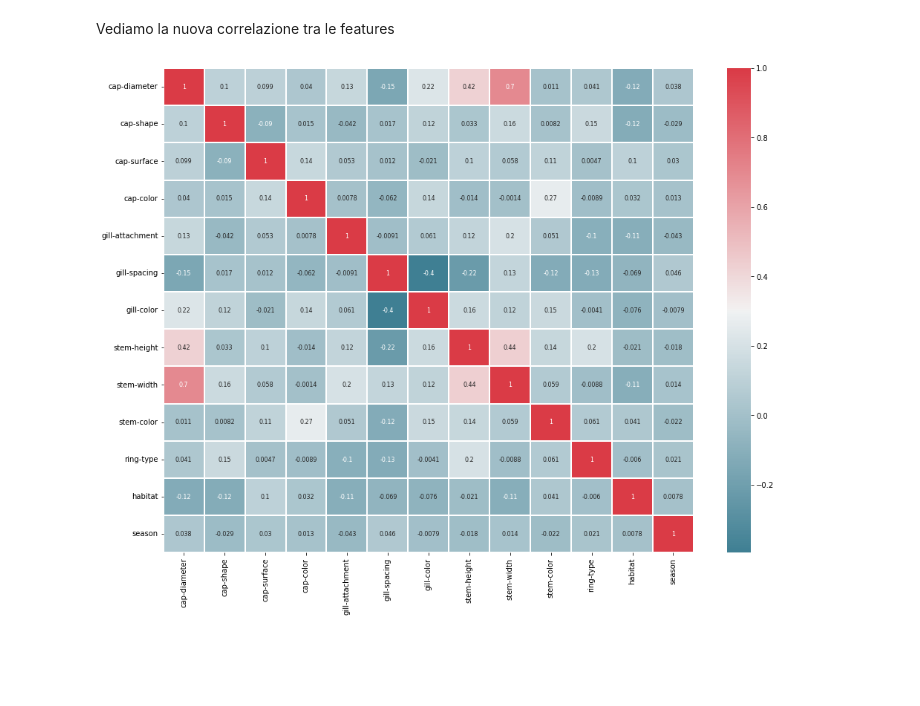
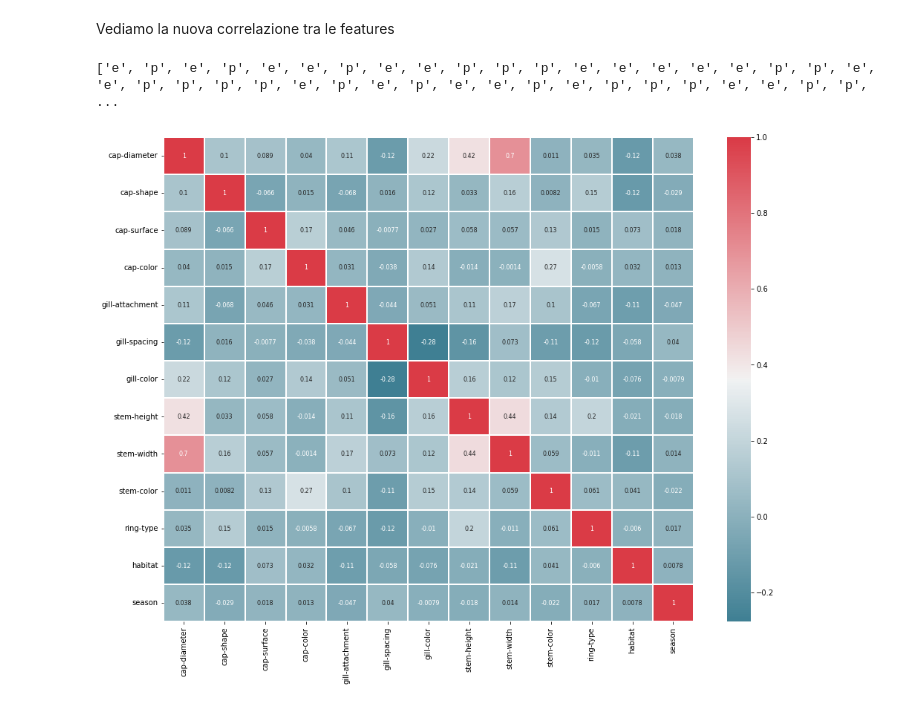
Before and after one commit to danilo-dellorco/ml-project, a Jupyter notebook: danilo.ipynb, the cells around one changed output. Cells and saved outputs as stored; diff of their text form; code cells hidden in the pictures; blank space fills up the shorter version.

```diff
--- a/danilo.ipynb
+++ b/danilo.ipynb
@@ -294,4 +294,4 @@ Si utilizza un meccanismo di imputazione per sopperire alla presenza di dati man
 Ovviamente il meccanismo è applicato anche a quelle features con meno del 20% di valori nulli, così da ripristinare la variabile per l'uso nella classificazione rimpiazzando tutti i dati mancanti.
 # %%
 imp = KNNImputer(n_neighbors=1, weights='uniform')
-imputedDataset = pd.DataFrame(imp.fit_transform(mapped_dataset), columns = mapped_dataset.columns)
+imputed_dataset = pd.DataFrame(imp.fit_transform(mapped_dataset), columns = mapped_dataset.columns)
@@ -315,9 +313,12 @@ for col in imputed:
 Vediamo la nuova correlazione tra le features
 # %%
 plt.figure(figsize=(16,12))
-correlation_matrix = mapped_dataset.corr()
+print(training_Y.to_list())
+imputed_dataset['class'] = training_Y.to_list()
+correlation_matrix = imputed_dataset.corr()
 sns.heatmap(correlation_matrix, linewidths=.1, cmap=sns.diverging_palette(220, 10, as_cmap=True), annot=True, annot_kws={"size": 8})
 plt.yticks(rotation=0)
 plt.show()
 # %% [output]
+['e', 'p', 'e', 'p', 'e', 'e', 'p', 'e', 'e', 'p', 'p', 'p', 'e', 'e', 'e', 'e', 'e', 'p', 'p', 'e', 'e', 'p', 'p', 'p', 'p', 'e', 'p', 'e', 'p', 'e', 'e', 'p', 'e', 'p', 'p', 'p', 'e', 'e', 'p', 'p', ...
-[figure, old version]
+[figure, new version]
```
Also changed, not shown: parts of 2 cells of this notebook.
